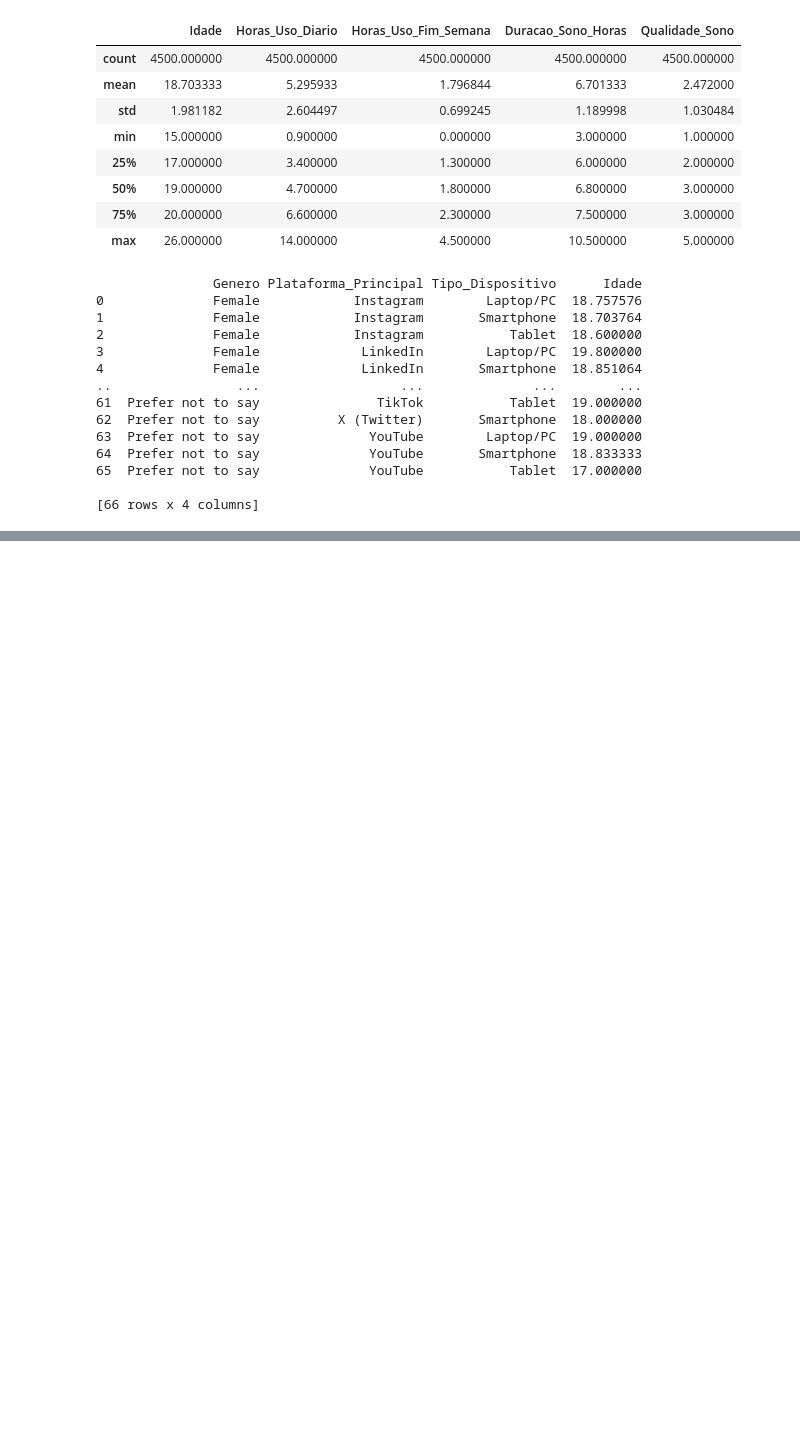
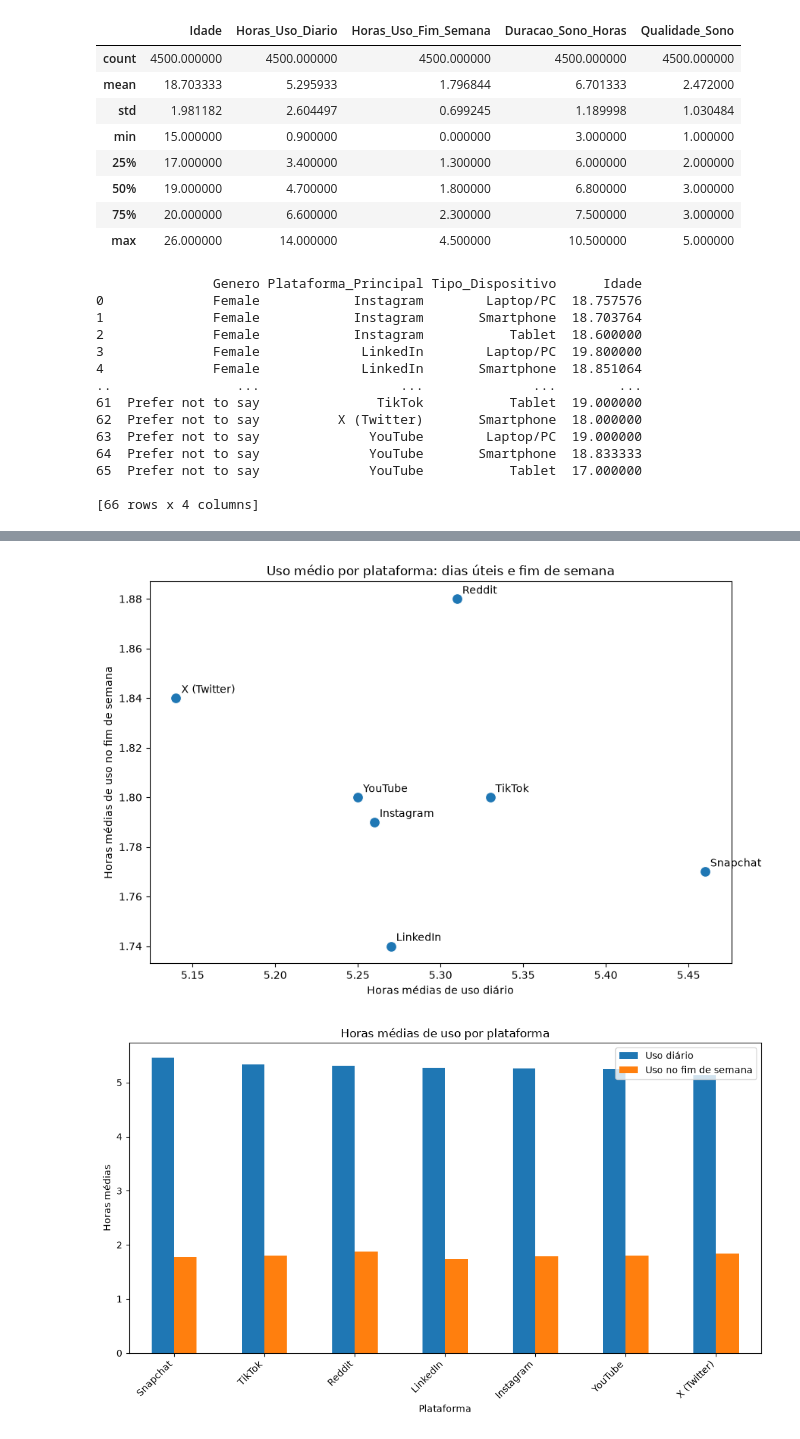
Before and after one commit to rodrigosouza07/AnaliseWeb, a Jupyter notebook: analise_redes_sociais/main.ipynb, the cells around one changed output, grey strips where cells are left out. Saved outputs shown, nothing was run; the diff lists cells and outputs as text; code cells hidden in the pictures; blank space fills up the shorter version.

Commit message:
feat: adicionei dois graficos um por dispersão que informa o uso medio diario por platafoma e o seguno grafico de barras com horas medias de uso por plataforma

```diff
--- a/analise_redes_sociais/main.ipynb
+++ b/analise_redes_sociais/main.ipynb
@@ -160,3 +160,44 @@ display(medias_por_plataforma)
 | 4 | Instagram | 18.72 | 5.26 | 1.79 | Female |
 | 5 | YouTube | 18.62 | 5.25 | 1.80 | Female |
 | 6 | X (Twitter) | 18.85 | 5.14 | 1.84 | Female |
+# %%
+# Dispersão: horas médias de uso diário versus fim de semana
+plt.figure(figsize=(9, 6))
+sns.scatterplot(
+    data=medias_por_plataforma,
+    x='Media_Horas_Diarias',
+    y='Media_Horas_Fim_de_Semana',
+    s=100
+)
+
+for _, linha in medias_por_plataforma.iterrows():
+    plt.annotate(
+        linha['Plataforma_Principal'],
+        (linha['Media_Horas_Diarias'], linha['Media_Horas_Fim_de_Semana']),
+        xytext=(5, 5),
+        textcoords='offset points'
+    )
+
+plt.title('Uso médio por plataforma: dias úteis e fim de semana')
+plt.xlabel('Horas médias de uso diário')
+plt.ylabel('Horas médias de uso no fim de semana')
+plt.tight_layout()
+plt.show()
+
+
+# Barras agrupadas: médias de uso por plataforma
+medias_uso = medias_por_plataforma.set_index('Plataforma_Principal')[
+    ['Media_Horas_Diarias', 'Media_Horas_Fim_de_Semana']
+]
+
+ax = medias_uso.plot(kind='bar', figsize=(10, 6))
+ax.set_title('Horas médias de uso por plataforma')
+ax.set_xlabel('Plataforma')
+ax.set_ylabel('Horas médias')
+ax.legend(['Uso diário', 'Uso no fim de semana'])
+plt.xticks(rotation=45, ha='right')
+plt.tight_layout()
+plt.show()
+# %% [output]
+[figure, added]
+[figure, added]
```
